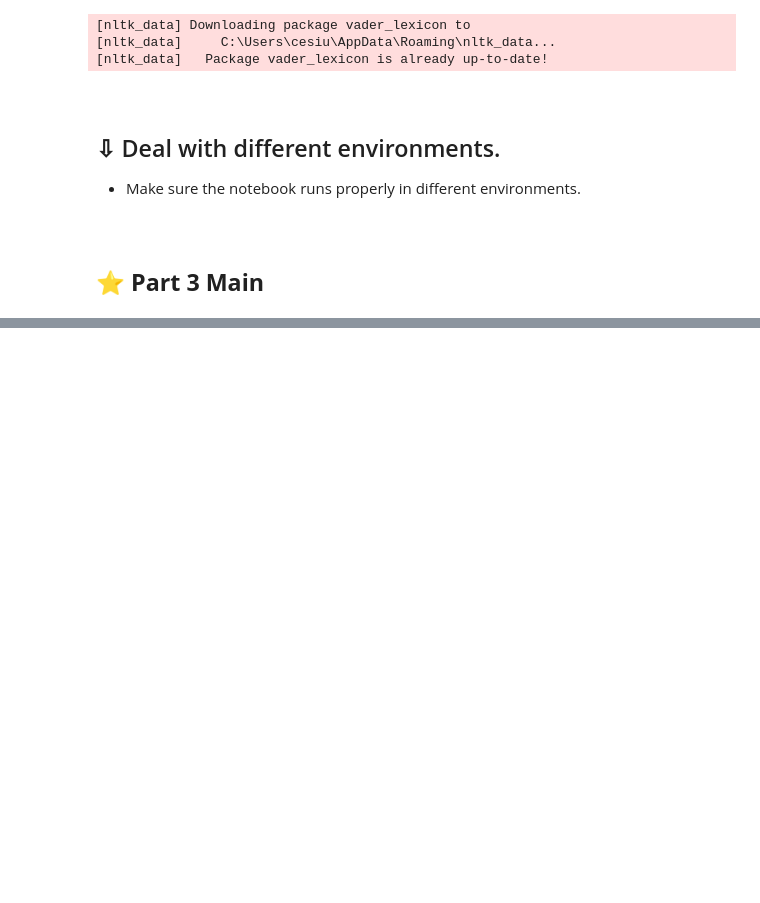
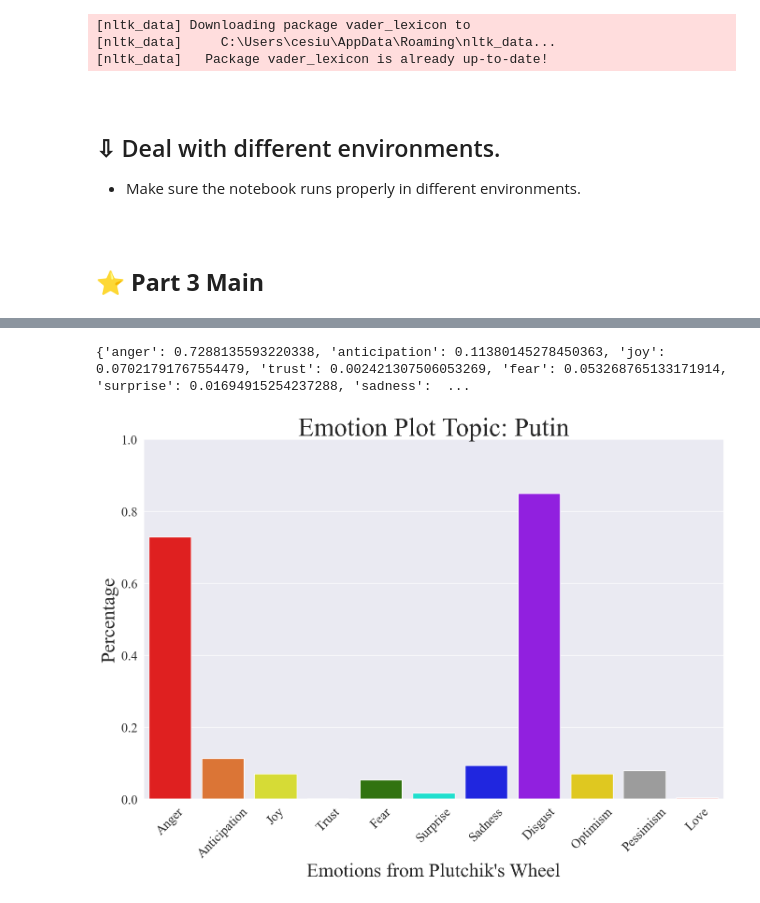
Before and after one commit to Zhiqing-Xu/SentimentAnalysis, a Jupyter notebook: Part_3.ipynb, the cells around one changed output, grey strips where cells are left out. Saved outputs shown, nothing was run; the diff lists cells and outputs as text; code cells hidden in the pictures; blank space fills up the shorter version.

```diff
--- a/Part_3.ipynb
+++ b/Part_3.ipynb
@@ -210,0 +310,9 @@ BERTopic_mpnet_base_1.get_topic(0)
+# %%
+# Get a list of Topicless (Meaningless) Comments.
+for idx, topic_id in enumerate(BERTopic_original_1.topics_[:10]):
+    if topic_id == -1:
+        print("Comment #" + str(idx) + " :", df_cleaned_1_all.iloc[idx]["cleaned_text"])
+
+
+print("\n Some relevant comments are still identified as topicless because of the drawbacks of the model.")
+print("\n If time allows, multiple topic analysis models shall be implemented to identify topics for comments like these.")
@@ -210,0 +758,11 @@ BERTopic_mpnet_base_1.get_topic(0)
+# %%
+Plot_Emotions(df_n_analysis  = df_1_analysis        ,
+              topic_type     = "Topic_Cluster"      , # "Topic_Cluster" or "BERTopic_Name"
+              topic_list     = ["Putin"]            ,
+              topic_name     = "Putin"              ,
+              search_topic   = False                ,
+              search_keyword = "Zelensky"           ,
+              )
+# %% [output]
+{'anger': 0.7288135593220338, 'anticipation': 0.11380145278450363, 'joy': 0.07021791767554479, 'trust': 0.002421307506053269, 'fear': 0.053268765133171914, 'surprise': 0.01694915254237288, 'sadness':  ...
+[figure, added]
```
Also changed, not shown: parts of 34 cells of this notebook, 24 other files.
